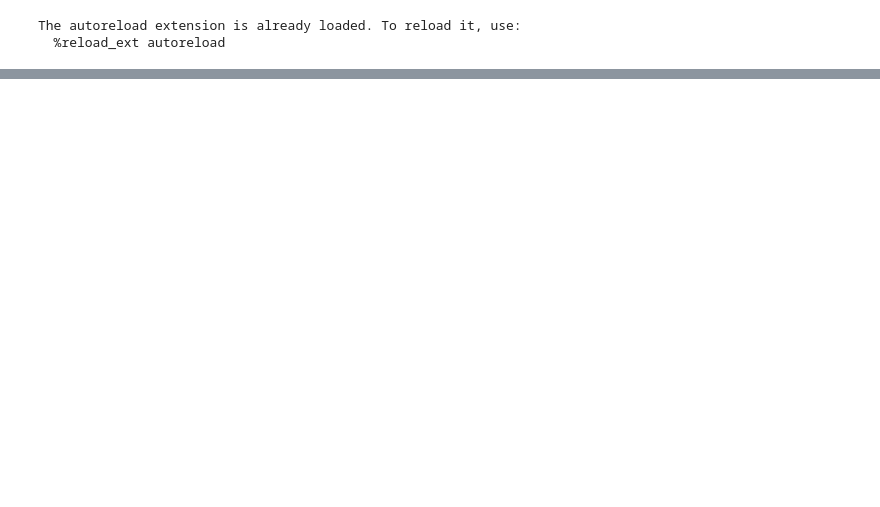
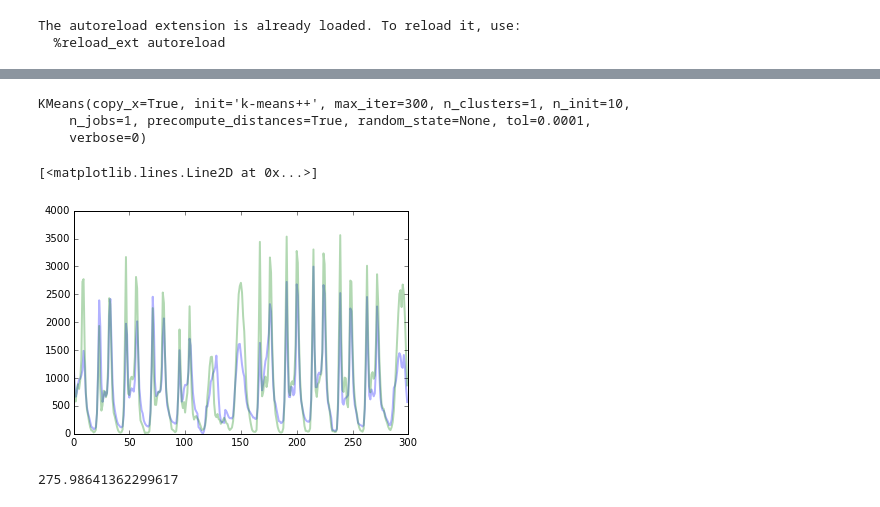
Before and after one commit to cs229-bike-prediction/bike-prediction, a Jupyter notebook: scikit experiments.ipynb, the cells around one changed output, grey strips where cells are left out. Cells and saved outputs as stored; diff of their text form; code cells hidden in the pictures; blank space fills up the shorter version.

Commit message:
start trying clustering

```diff
--- a/scikit experiments.ipynb
+++ b/scikit experiments.ipynb
@@ -44,3 +38,0 @@ array([[120,  61,  25, ..., 486, 487, 351],
-# %%
-clf = svm.SVR()
-clf.fit(X[:2000], Y[:2000])
@@ -71,0 +39,38 @@ rec.array([ ('2013-01-15 00:00:00', 0.0, 8.0, 0.0, 0.0, 0.0, 32, 4, 51.49812559,
+# %%
+num_clusters = 1
+k = KMeans(n_clusters=num_clusters)
+k.fit(X[:1700,:])
+# %% [output]
+KMeans(copy_x=True, init='k-means++', max_iter=300, n_clusters=1, n_init=10,
+    n_jobs=1, precompute_distances=True, random_state=None, tol=0.0001,
+    verbose=0)
+# %%
+clfs = []
+for i in range(num_clusters):
+    x_rows = X[:1700][k.labels_ == i,:]
+    y_rows = Y[:1700][k.labels_ == i]
+
+    clf = linear_model.LinearRegression()
+    clf.fit(x_rows, y_rows)
+    clfs.append(clf)
+# %%
+# Want to predict, so first find the nearest cluster
+def predict(x_row):
+    # Figure out what the closest cluster is
+    closest_cluster = k.predict(x_row)
+    # Now predict using that regression
+    return clfs[closest_cluster].predict(x_row)
+
+predictions = np.zeros(300)
+for i in range(300):
+    predictions[i] = predict(X[2000+i,:])
+# %%
+plt.plot(predictions, alpha=0.3, linewidth=2, color='b')
+plt.plot(Y[2000:2000+300], alpha=0.3, linewidth=2, color='g')
+# %% [output]
+[<matplotlib.lines.Line2D at 0x...>]
+[figure, added]
+# %%
+mean_absolute_error(predictions,Y[2000:2000+300])
+# %% [output]
+275.98641362299617
```
Also changed, not shown: parts of 13 cells of this notebook, 1 other file.
